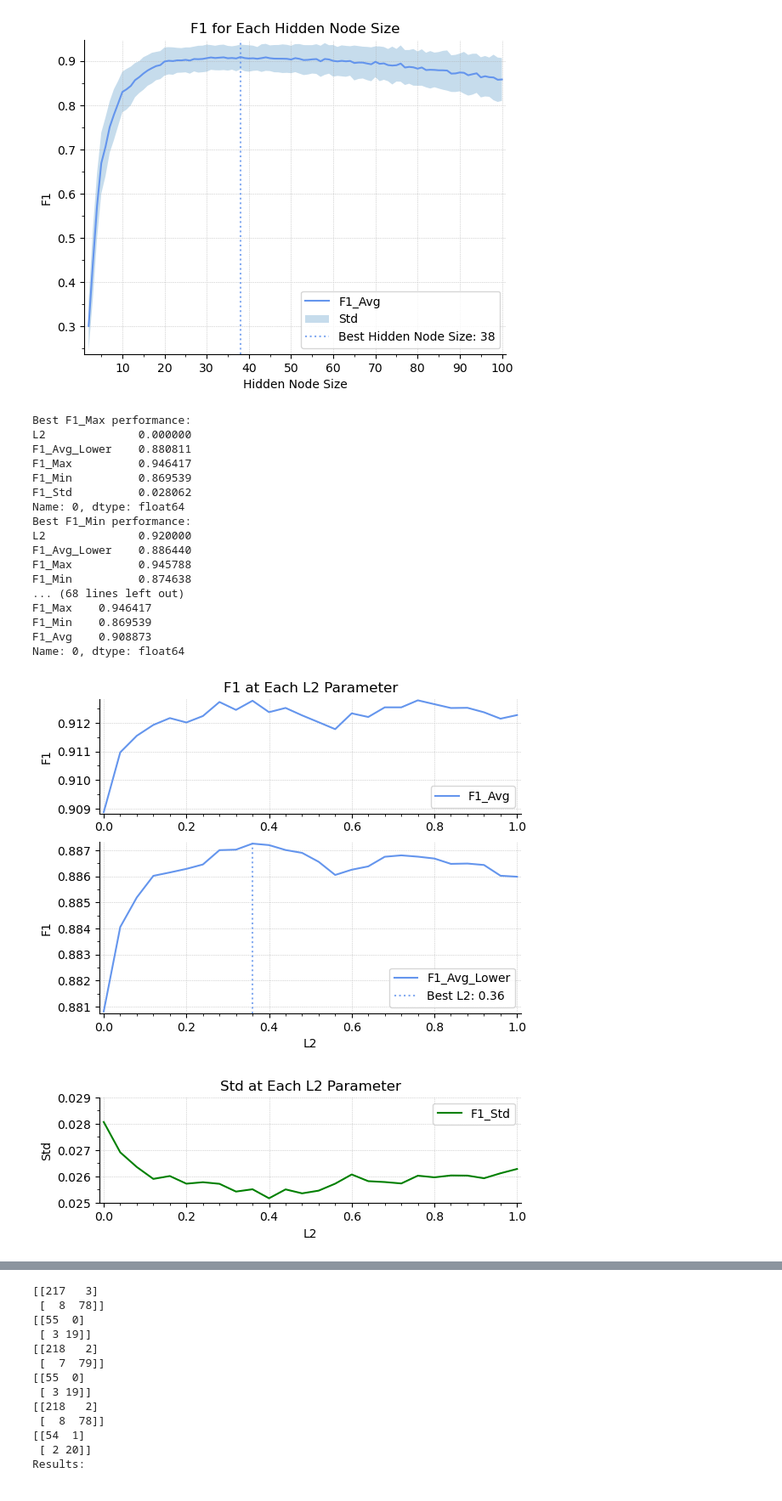
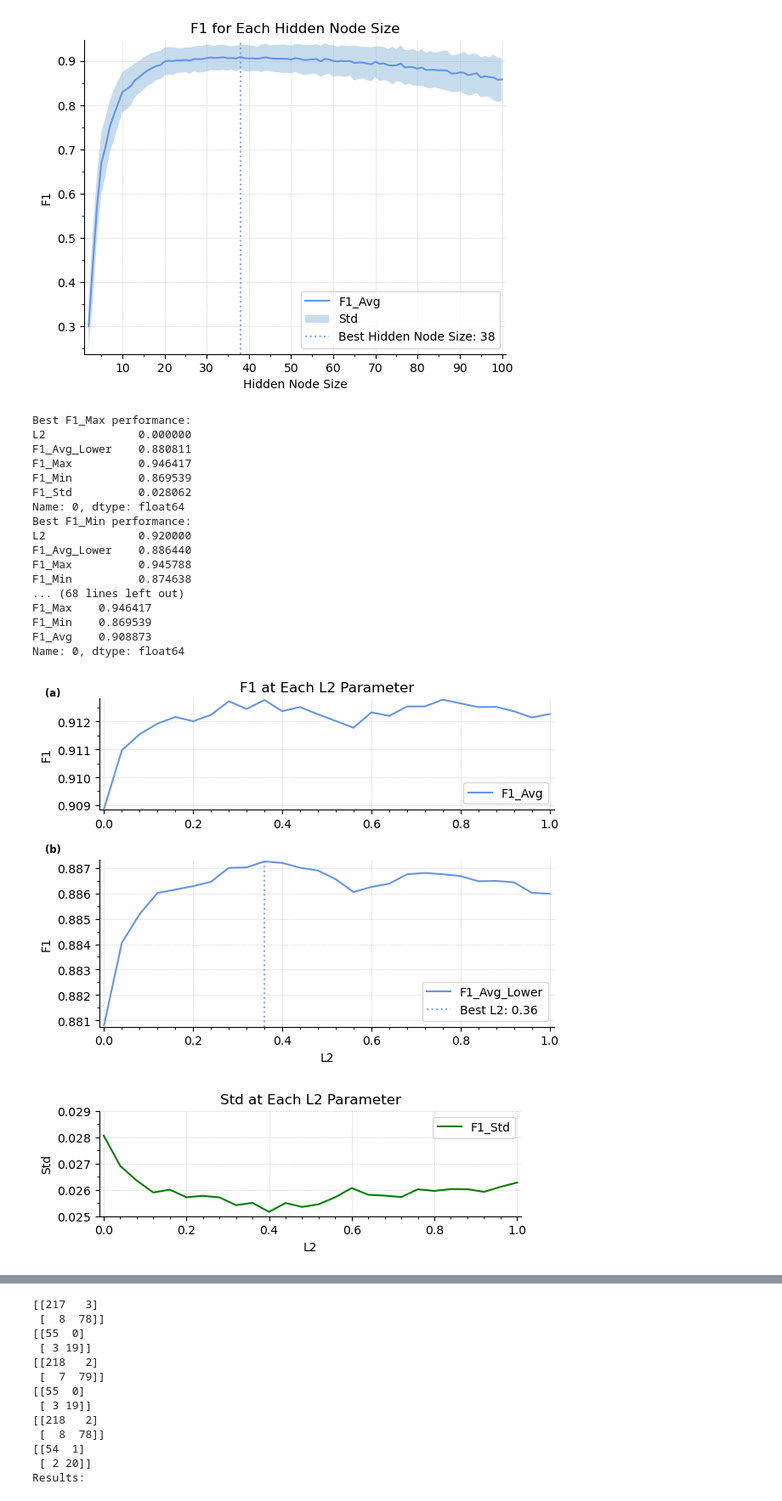
Before and after one commit to QY-Ver0/ELM-for-thyroid, a Jupyter notebook: ELM_main.ipynb, the cells around one changed output, grey strips where cells are left out. Shown at 85% size. Drawn from its saved outputs; the diff is of its cells as text; code cells hidden in the pictures.

Commit message:
Added subplot_txt for simpler reusable plotting of '(a)' '(b)' '(c)', for use in writing.

```diff
--- a/ELM_main.ipynb
+++ b/ELM_main.ipynb
@@ -323,34 +323,37 @@ yscale = (0.001,0.0005)
 fig, (top, bottom) = plt.subplots(2,1, gridspec_kw={'height_ratios': [2,3]})
 
 
 plot_with(for_plot[['L2', 'F1_Avg_Lower', 'F1_Max', 'F1_Min', 'F1_Std']], use_scatter=False, showwhichcol=1, xaxis_scale=(None,0.04), yaxis_scale=yscale, show_std=False, ax=bottom)
 plot_with(meaned_n_df[['L2', 'F1_Avg', 'F1_Max', 'F1_Min', 'F1_Std']], f'F1 at Each L2 Parameter', use_scatter=False, showwhichcol=0, xaxis_scale=(None,0.04), yaxis_scale=yscale, show_std=False, ax=top)
 
 top.set_xlabel('')
+subplot_txt('(a)', top, -0.12, 1.1, fontsize='small')
+subplot_txt('(b)', bottom, -0.12, 1.1, fontsize='small')
 
 std_plot = plot_with(meaned_n_df[['L2', 'F1_Std', 'F1_Max', 'F1_Min', 'F1_Avg']], 'Std at Each L2 Parameter', use_scatter=False, ylabel='Std', showwhichcol=0, xaxis_scale=(None,0.04), yaxis_scale=(0.001,0.0005), y_lim=(0.025,0.029), show_std=False, select_highest=False, color='green')
 std_plot.set_box_aspect(0.25)
 # relm_best_l2 = meaned_n_df.loc[meaned_n_df['F1_Std'].idxmin(), 'L2']
 relm_best_l2 = for_plot.loc[for_plot['F1_Avg_Lower'].idxmax(), 'L2']
+fig.tight_layout()
 # %% [output]
 Best F1_Max performance:
 L2              0.000000
 F1_Avg_Lower    0.880811
 F1_Max          0.946417
 F1_Min          0.869539
 F1_Std          0.028062
 Name: 0, dtype: float64
 Best F1_Min performance:
 L2              0.920000
 F1_Avg_Lower    0.886440
 F1_Max          0.945788
 F1_Min          0.874638
 ... (68 lines left out)
 F1_Max    0.946417
 F1_Min    0.869539
 F1_Avg    0.908873
 Name: 0, dtype: float64
-[figure, old version]
+[figure, new version]
 [figure]
 # %%
 meaned_final_df = all_neuron_multimodel_df.loc[(all_neuron_multimodel_df['L2'] == relm_best_l2) & (all_neuron_multimodel_df['NeuronsCnt'] < elm_best_neuroncnt)].groupby('NeuronsCnt', as_index=False).mean()
```
Also changed, not shown: parts of 1 cell of this notebook, 2 other files.
